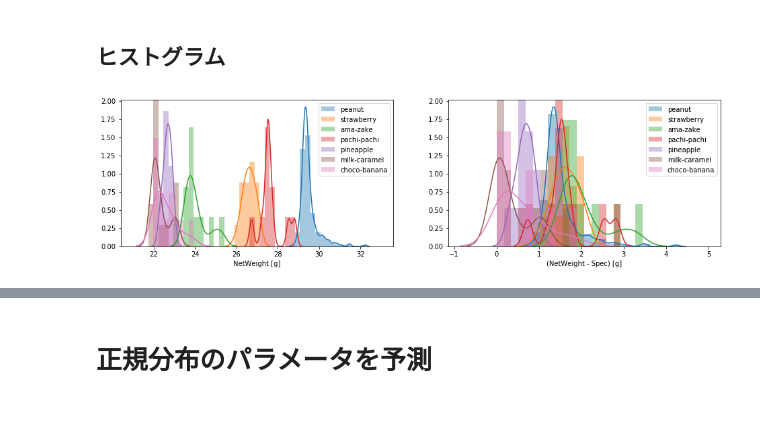
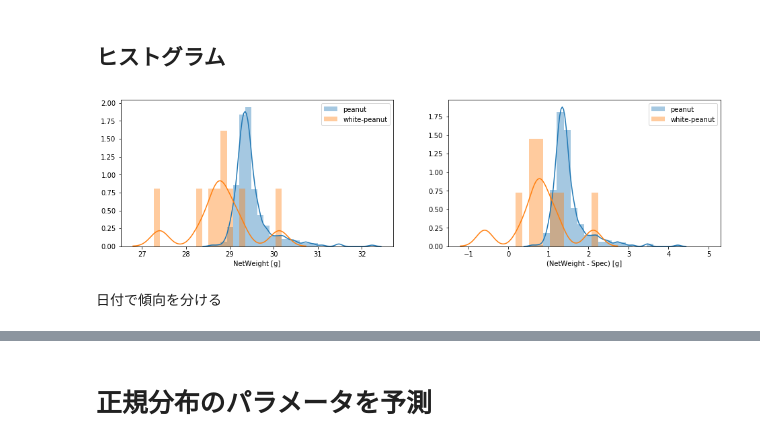
Before and after one commit to tok41/choco-ball-statistics, a Jupyter notebook: analysis/jupyter/compare-net-weight.ipynb, the cells around one changed output, grey strips where cells are left out. Cells and saved outputs as stored; diff of their text form; code cells hidden in the pictures; blank space fills up the shorter version.

```diff
--- a/analysis/jupyter/compare-net-weight.ipynb
+++ b/analysis/jupyter/compare-net-weight.ipynb
@@ -25,7 +25,8 @@ import ChocoUtils as cu
 - mysqlに貯めているデータをロード
 - ヒストグラムを描画してみる
 # %%
-data = cu.get_data(db_file='../../data/choco-ball.db', filter_str="taste in (0, 1, 4, 7, 10, 11, 12)")
+data = cu.get_data(db_file='../../data/choco-ball.db', filter_str="taste in (0, 13)")
+#data = cu.get_data(db_file='../../data/choco-ball.db', filter_str="taste in (0, 1, 4, 7, 10, 11, 12)")
 #data = cu.get_data(db_file='../../data/choco-ball.db', filter_str="taste in (0, 1, 10, 11, 12)")
 #data = cu.get_data(db_file='../../data/choco-ball.db')
 grp = data.groupby(['taste'])
@@ -48,21 +44,25 @@ Shape of MeasurementData(record_num, n_columns) : (372, 14)
 ## ヒストグラム
 # %%
 # 仕様の重量
-spec = {0: 28.0, 1: 25.0, 4: 22.0, 7: 26.0, 10: 22.0, 11: 22.0, 12: 22.0}
+spec = {0: 28.0, 1: 25.0, 4: 22.0, 7: 26.0, 10: 22.0, 11: 22.0, 12: 22.0, 13:28.0}
 taste_name = {0: "peanut", 1: "strawberry", 4: "ama-zake",
-              7: "pachi-pachi", 10: "pineapple", 11: "milk-caramel", 12: "choco-banana"}
+              7: "pachi-pachi", 10: "pineapple", 11: "milk-caramel", 12: "choco-banana",
+              13:"white-peanut"}
 # %%
 fig = plt.figure(figsize=(16, 4))
 ax = fig.subplots(1, 2)
 
-bins = np.linspace(0, 5.0, 30)
+bins_m = np.linspace(0, 5.0, 30)
+bins_p = np.linspace(27, 31, 30)
 for key, value in grp:
-    sns.distplot(value["net_weight"], bins=np.linspace(21, 33, 50), hist=True, label=taste_name[key], ax=ax[0])
-    sns.distplot((value["net_weight"] - spec[key]), bins=bins, hist=True, label=taste_name[key], ax=ax[1])
+    sns.distplot(value["net_weight"], bins=bins_p, hist=True, label=taste_name[key], ax=ax[0])
+    sns.distplot((value["net_weight"] - spec[key]), bins=bins_m, hist=True, label=taste_name[key], ax=ax[1])
 ax[0].set_xlabel("NetWeight [g]")
 ax[1].set_xlabel("(NetWeight - Spec) [g]")
 ax[0].legend()
 ax[1].legend()
 fig.savefig("weight_histogram.png")
 # %% [output]
-[figure, old version]
+[figure, new version]
+# %% [markdown]
+日付で傾向を分ける
```
Also changed, not shown: parts of 8 cells of this notebook, 1 other file.
